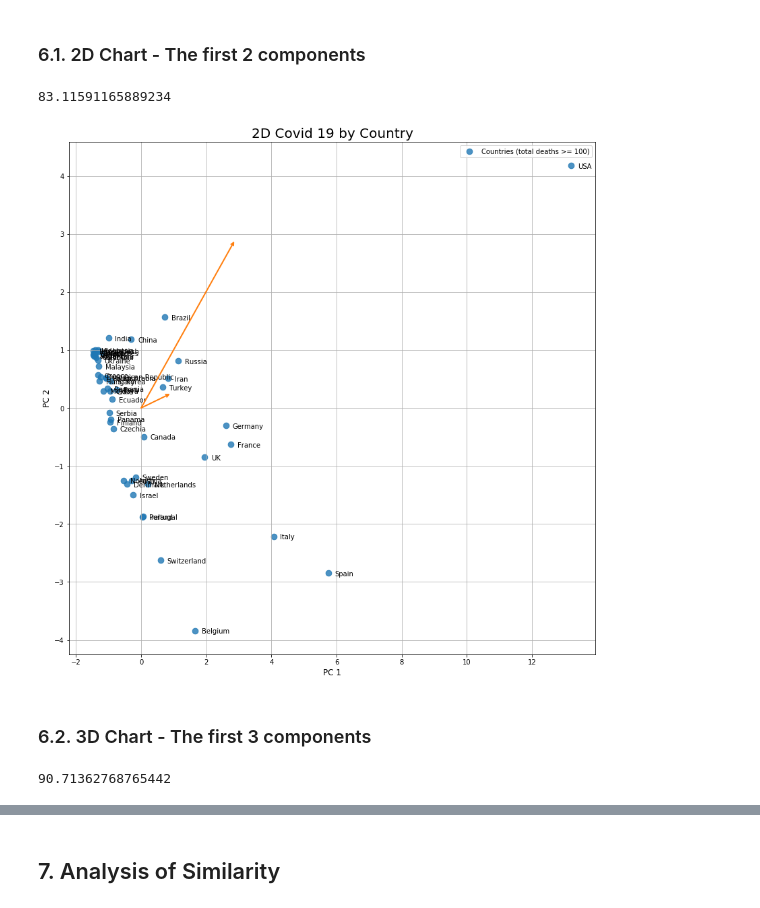
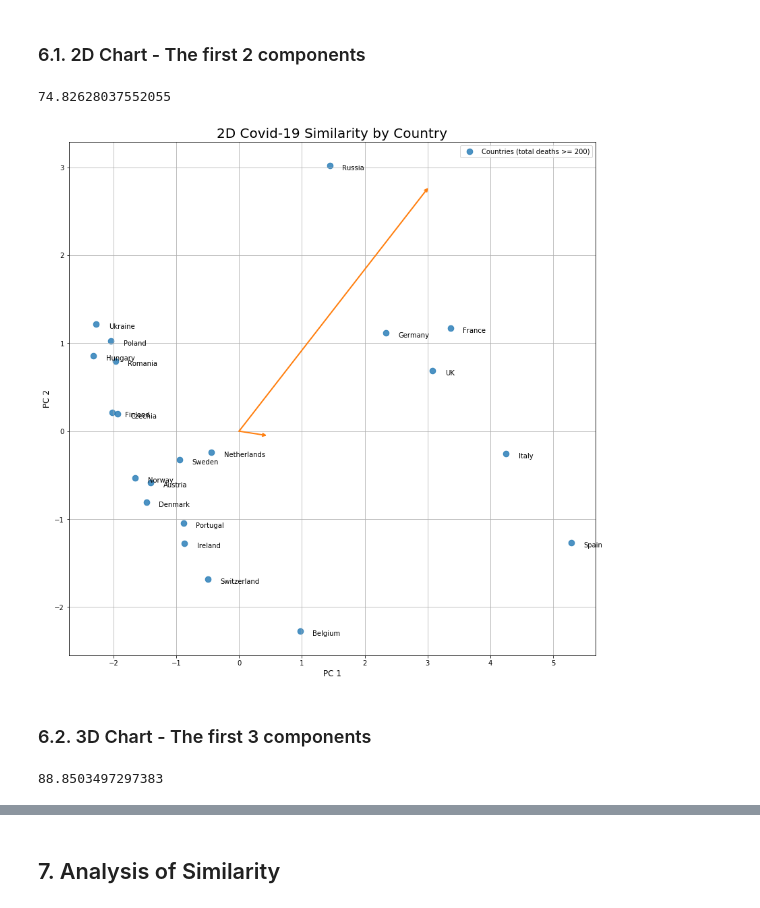
Before and after one commit to ansegura7/WebScraping_Covid19, a Jupyter notebook: analysis/data_analysis_c19.ipynb, the cells around one changed output, grey strips where cells are left out. Saved outputs shown, nothing was run; the diff lists cells and outputs as text; code cells hidden in the pictures.

Commit message:
Update Data Analysis
- The Data Analysis was updated: filter by region added.
- Data and logs updated.

```diff
--- a/analysis/data_analysis_c19.ipynb
+++ b/analysis/data_analysis_c19.ipynb
@@ -17,6 +17,9 @@ import seaborn as sns
 from mpl_toolkits.mplot3d import Axes3D
 # %%
 # Reading data from CSV file
+dataURL = "../data/country_info.csv"
+countries = pd.read_csv(dataURL)
+
 dataURL = "../data/current_data.csv"
 raw_data = pd.read_csv(dataURL, usecols = lambda column : column not in ["row_index", "date", "datestamp"])
 # %%
@@ -36,0 +40,5 @@ raw_data.head(10)
+# %%
+# Show first 10 rows of header dataframe
+region = "Europe"
+america_list = list(countries[countries["region"] == region]["country"])
+len(america_list)
@@ -36,0 +47,4 @@ raw_data.head(10)
+# %%
+raw_data = raw_data[raw_data["country"].isin(america_list)]
+raw_data = raw_data.reset_index(drop=True)
+raw_data.head(10)
@@ -42,5 +68,6 @@ col_list = dataset.columns
 ## 2. Data Quality process with Standardization
 # %%
 # Filter data
-min_deaths = 100
+min_deaths = 200
 x = dataset.loc[dataset['total_deaths'] >= min_deaths]
+len(x)
@@ -193,7 +216,7 @@ plt.show()
 n_components = 2
 sum(pca.explained_variance_ratio_[0:n_components]) * 100
 # %% [output]
-83.11591165889234
+74.82628037552055
 # %%
 n_vectors = 2
 lengths = pca.explained_variance_[0:n_vectors]
@@ -208,35 +231,35 @@ def draw_vector(v0, v1, ax = None):
 # %%
 fig, ax3 = plt.subplots(figsize = (14, 14))
 
 # Create 2D scatter plot
 plot = sns.regplot(ax = ax3, data = df_pca, x = "PC1", y = "PC2", fit_reg = False
                    , marker = "o", color = "#1f77b4", scatter_kws = {"s": 75})
 
 # Add annotations one by one with a loop
 for ix in range(0, df_pca.shape[0]):
     plot.text(df_pca.PC1[ix] + 0.2, df_pca.PC2[ix] - 0.05, df_pca.country[ix],
               horizontalalignment = "left", size = "medium", color = "black", weight = "normal")
 
 # Drawing the eigen-vectors
 for length, vector in zip(lengths, vectors):
     v = vector * 3 * np.sqrt(length)
     draw_vector(means, means + v)
 
 # Plot setup
 ax3.set_xlabel("PC 1", fontsize = 12)
 ax3.set_ylabel("PC 2", fontsize = 12)
-ax3.set_title("2D Covid 19 by Country", fontsize = 20)
+ax3.set_title("2D Covid-19 Similarity by Country", fontsize = 20)
 ax3.legend(["Countries (total deaths >= " + str(min_deaths) + ")"])
 ax3.grid()
 # %% [output]
-[figure, old version]
+[figure, new version]
 # %% [markdown]
 ### 6.2. 3D Chart - The first 3 components
 # %%
 # Show the total explained variance ratio of model: Only 3 components
 sum(pca.explained_variance_ratio_[0:3]) * 100
 # %% [output]
-90.71362768765442
+88.8503497297383
 # %%
 # Create 3D scatter plot
 fig = plt.figure(figsize = (16, 16))
```
Also changed, not shown: parts of 19 cells of this notebook, 4 other files.
